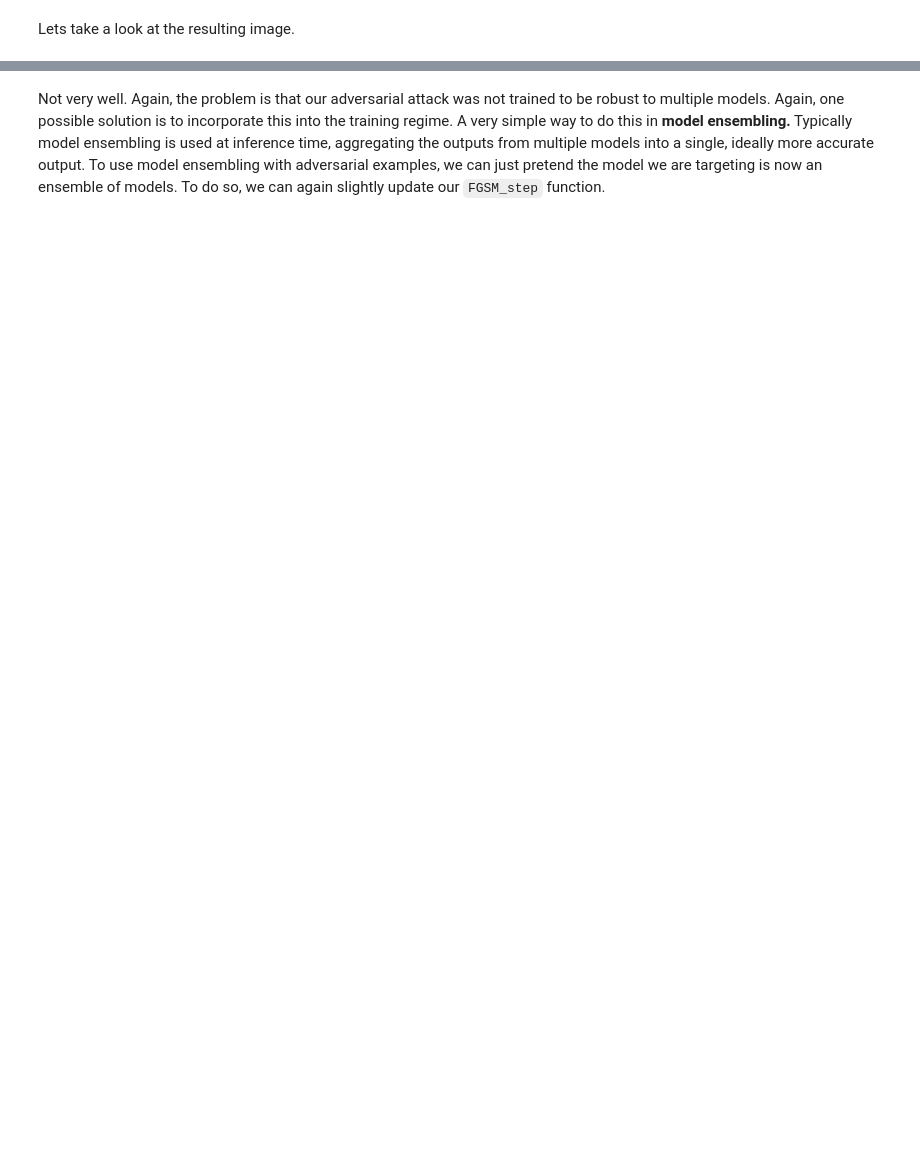
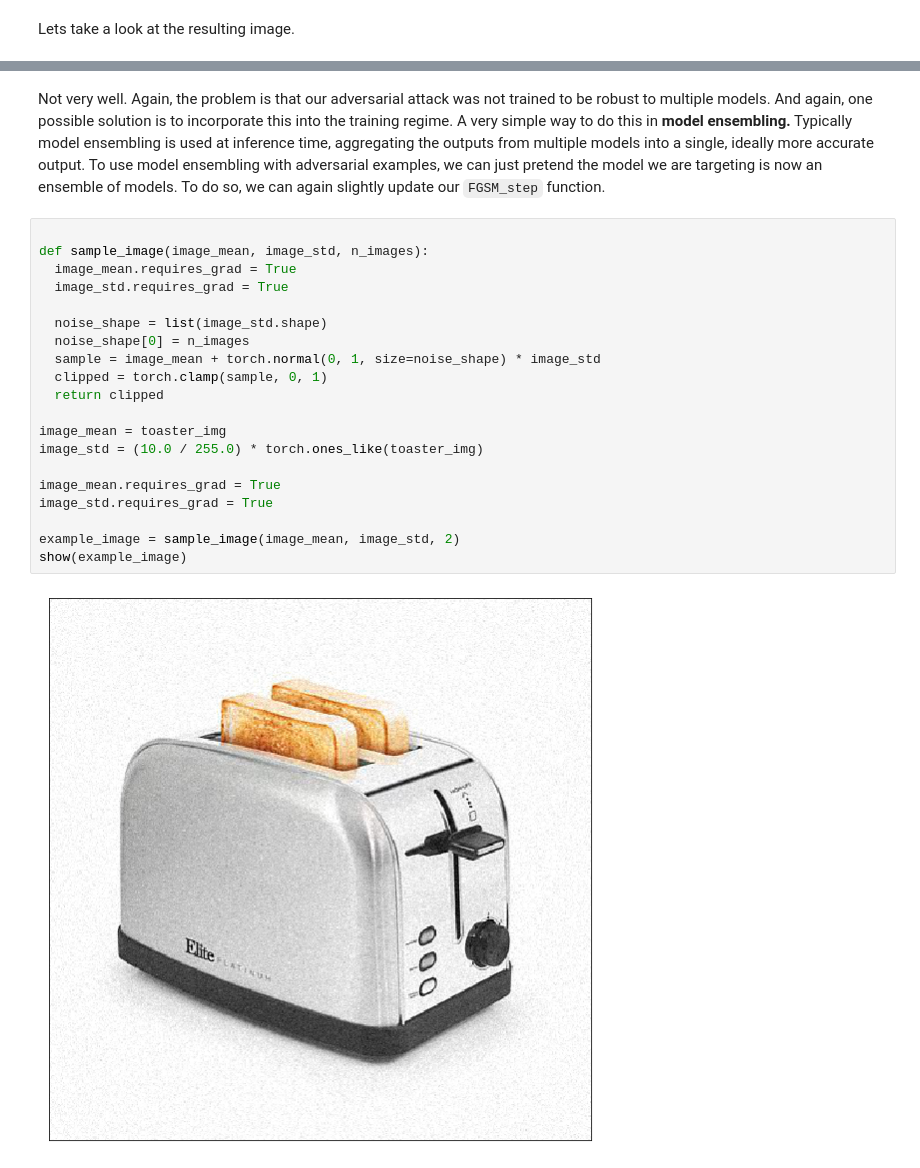
Before and after one commit to deokdecef44cnsnddos9ndam/ml-security, a Jupyter notebook: AdversarialIntro.ipynb, the cells around one changed output, grey strips where cells are left out. Cells and saved outputs as stored; diff of their text form; blank space fills up the shorter version.

```diff
--- a/AdversarialIntro.ipynb
+++ b/AdversarialIntro.ipynb
@@ -495,3 +510,25 @@ evaluate(black_box_model, transform, adv_img, 'corn', threshold=0.5)
 # %% [markdown]
-Not very well. Again, the problem is that our adversarial attack was not trained to be robust to multiple models. Again, one possible solution is to incorporate this into the training regime. A very simple way to do this in **model ensembling.** Typically model ensembling is used at inference time, aggregating the outputs from multiple models into a single, ideally more accurate output. To use model ensembling with adversarial examples, we can just pretend the model we are targeting is now an ensemble of models. To do so, we can again slightly update our `FGSM_step` function.
+Not very well. Again, the problem is that our adversarial attack was not trained to be robust to multiple models. And again, one possible solution is to incorporate this into the training regime. A very simple way to do this in **model ensembling.** Typically model ensembling is used at inference time, aggregating the outputs from multiple models into a single, ideally more accurate output. To use model ensembling with adversarial examples, we can just pretend the model we are targeting is now an ensemble of models. To do so, we can again slightly update our `FGSM_step` function.
+# %%
+
+def sample_image(image_mean, image_std, n_images):
+  image_mean.requires_grad = True
+  image_std.requires_grad = True
+
+  noise_shape = list(image_std.shape)
+  noise_shape[0] = n_images
+  sample = image_mean + torch.normal(0, 1, size=noise_shape) * image_std
+  clipped = torch.clamp(sample, 0, 1)
+  return clipped
+
+image_mean = toaster_img
+image_std = (10.0 / 255.0) * torch.ones_like(toaster_img)
+
+image_mean.requires_grad = True
+image_std.requires_grad = True
+
+example_image = sample_image(image_mean, image_std, 2)
+show(example_image)
+# %% [output]
+[figure, added]
 # %%
```
Also changed, not shown: parts of 35 cells of this notebook.
